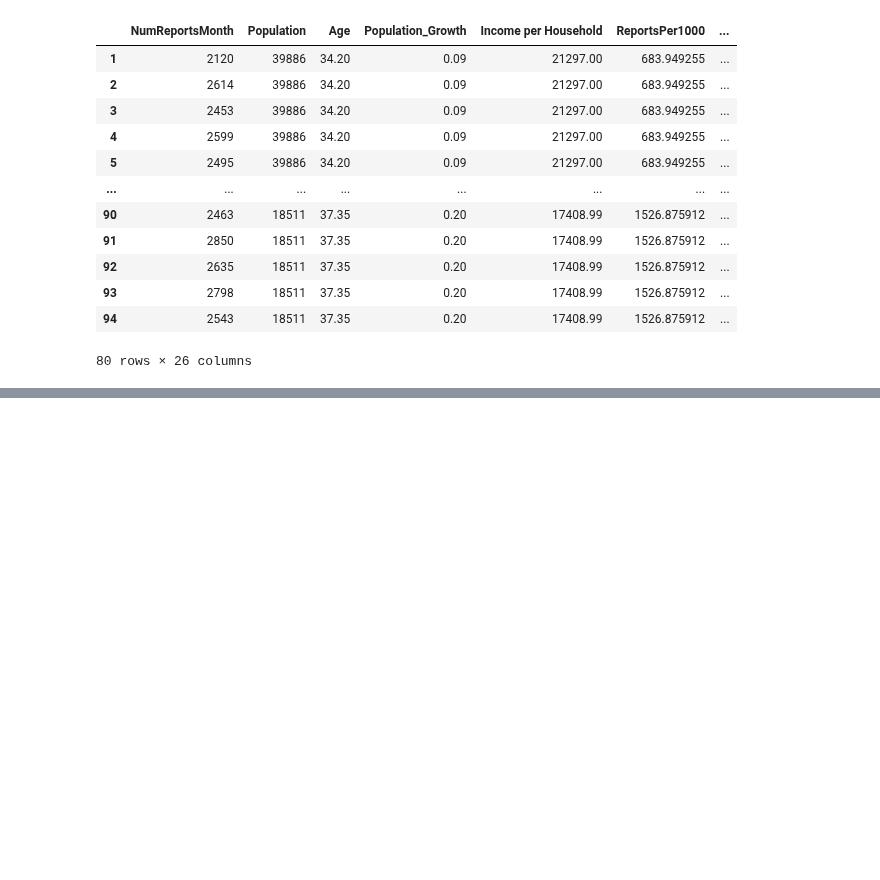
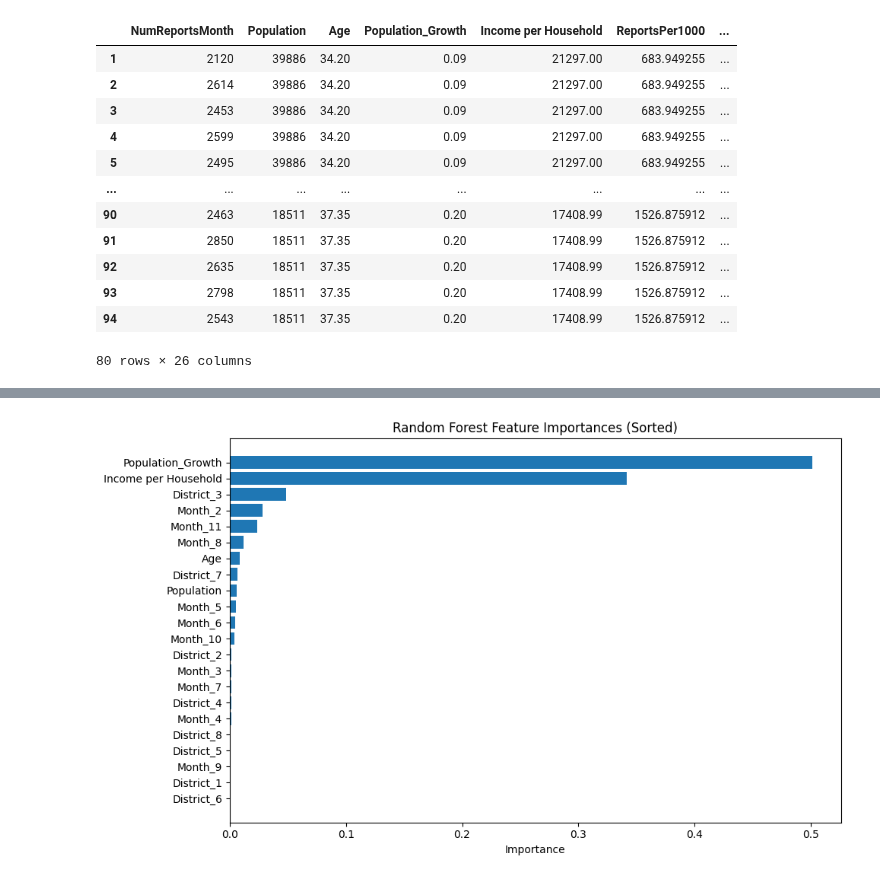
Before and after one commit to yarbschris/ds-final, a Jupyter notebook: finalProject.ipynb, the cells around one changed output, grey strips where cells are left out. Saved outputs shown, nothing was run; the diff lists cells and outputs as text; code cells hidden in the pictures; blank space fills up the shorter version.

Commit message:
Clean up notebook, add final model, update index.html

```diff
--- a/finalProject.ipynb
+++ b/finalProject.ipynb
@@ -922,0 +937,11 @@ plt.show()
+# %%
+# Copy our original dataframe so we do not lose data that was neccessary to drop for the lag variable calculations
+dfNoPeek = monthlyDF.copy()
+
+# Drop December since we do not have enough data to include that in our model
+dfNoPeek = dfNoPeek.drop(dfNoPeek.loc[dfNoPeek["Occurred_Month"] == 12].index, axis=0)
+
+dfNoPeek = pd.get_dummies(dfNoPeek, columns=["Occurred_Month"], prefix="Month")
+dfNoPeek = pd.get_dummies(dfNoPeek, columns=["District"], prefix="District")
+
+dfNoPeek.head()
@@ -922,0 +956,10 @@ plt.show()
+# %%
+featuresNoPeek = ['Population', 'Age', 'Population_Growth', 'Income per Household', 'Month_2', 'Month_3', 'Month_4', 'Month_5', 'Month_6', 'Month_7', 'Month_8', 'Month_9', 'Month_10', 'Month_11', 'District_1', 'District_2', 'District_3', 'District_4', 'District_5', 'District_6', 'District_7', 'District_8']
+X = dfNoPeek[featuresNoPeek]
+y = dfNoPeek['NumReportsMonth']
+xTrain, xTest, yTrain, yTest = train_test_split(X, y, train_size=.8, random_state=0)
+
+rf.fit(xTrain, yTrain)
+rfPred = rf.predict(xTest)
+
+print("RF MAE:", mean_absolute_error(yTest, rfPred))
@@ -922,0 +970,11 @@ plt.show()
+# %%
+importances = rf.feature_importances_
+
+indices = np.argsort(importances)[::-1]
+
+feature_names = xTrain.columns
+
+pd.DataFrame({
+    "Feature": feature_names[indices],
+    "Importance": importances[indices]
+})
@@ -922,0 +999,12 @@ plt.show()
+# %%
+indices = np.argsort(importances)
+
+plt.figure(figsize=(10, 6))
+plt.title("Random Forest Feature Importances (Sorted)")
+plt.barh(range(len(indices)), importances[indices], align="center")
+plt.yticks(range(len(indices)), xTrain.columns[indices])
+plt.xlabel("Importance")
+plt.tight_layout()
+plt.show()
+# %% [output]
+[figure, added]
```
Also changed, not shown: parts of 27 cells of this notebook, 1 other file.
